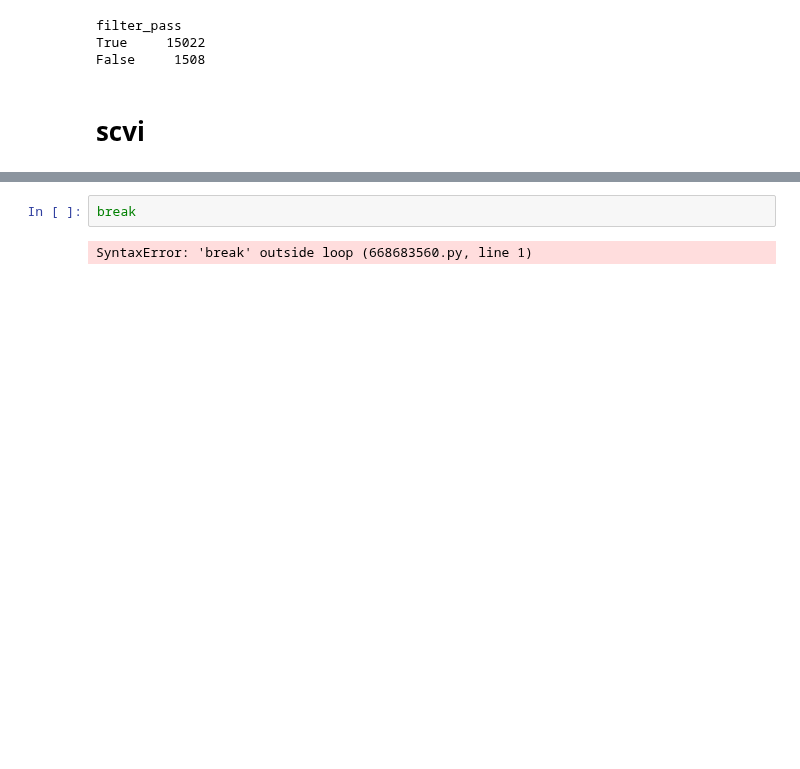
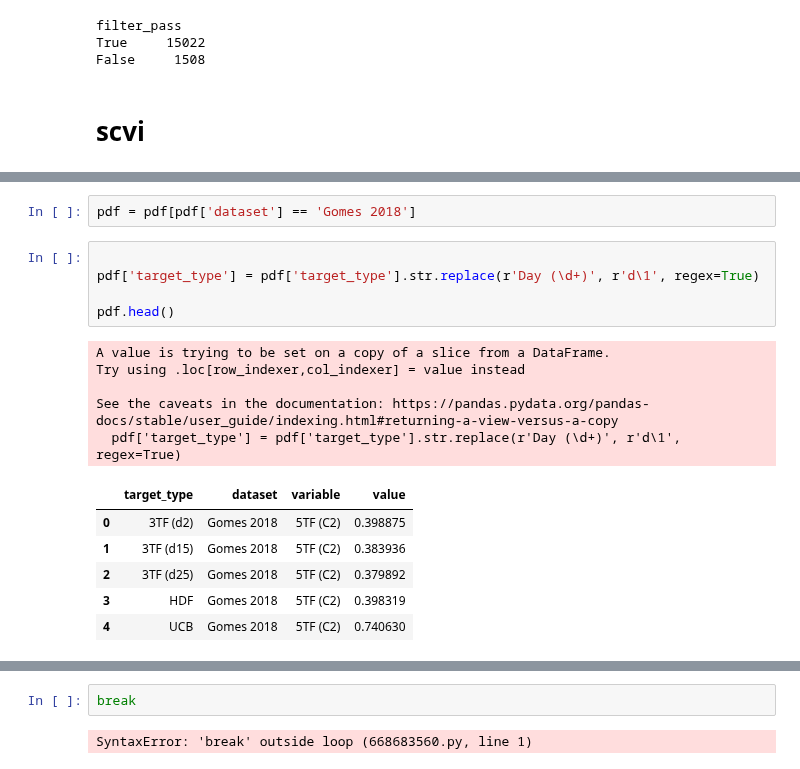
Before and after one commit to CooperStansbury/hematokytos, a Jupyter notebook: notebooks/benchmarks/dataset_benchmarks.ipynb, the cells around one changed output, grey strips where cells are left out. Drawn from its saved outputs; the diff is of its cells as text; blank space fills up the shorter version.

```diff
--- a/notebooks/benchmarks/dataset_benchmarks.ipynb
+++ b/notebooks/benchmarks/dataset_benchmarks.ipynb
@@ -708,4 +711,23 @@ pdf
 142 rows × 4 columns
+# %%
+pdf = pdf[pdf['dataset'] == 'Gomes 2018']
+# %%
+
+pdf['target_type'] = pdf['target_type'].str.replace(r'Day (\d+)', r'd\1', regex=True)
+
+pdf.head()
+# %% [output]
+A value is trying to be set on a copy of a slice from a DataFrame.
+Try using .loc[row_indexer,col_indexer] = value instead
+
+See the caveats in the documentation: https://pandas.pydata.org/pandas-docs/stable/user_guide/indexing.html#returning-a-view-versus-a-copy
+  pdf['target_type'] = pdf['target_type'].str.replace(r'Day (\d+)', r'd\1', regex=True)
+|  | target_type | dataset | variable | value |
+| 0 | 3TF (d2) | Gomes 2018 | 5TF (C2) | 0.398875 |
+| 1 | 3TF (d15) | Gomes 2018 | 5TF (C2) | 0.383936 |
+| 2 | 3TF (d25) | Gomes 2018 | 5TF (C2) | 0.379892 |
+| 3 | HDF | Gomes 2018 | 5TF (C2) | 0.398319 |
+| 4 | UCB | Gomes 2018 | 5TF (C2) | 0.740630 |
 # %%
 for dataname, group in pdf.groupby('dataset', observed=True):
     print(dataname, len(group), group['target_type'].nunique())
```
Also changed, not shown: parts of 13 cells of this notebook, 2 other files.
